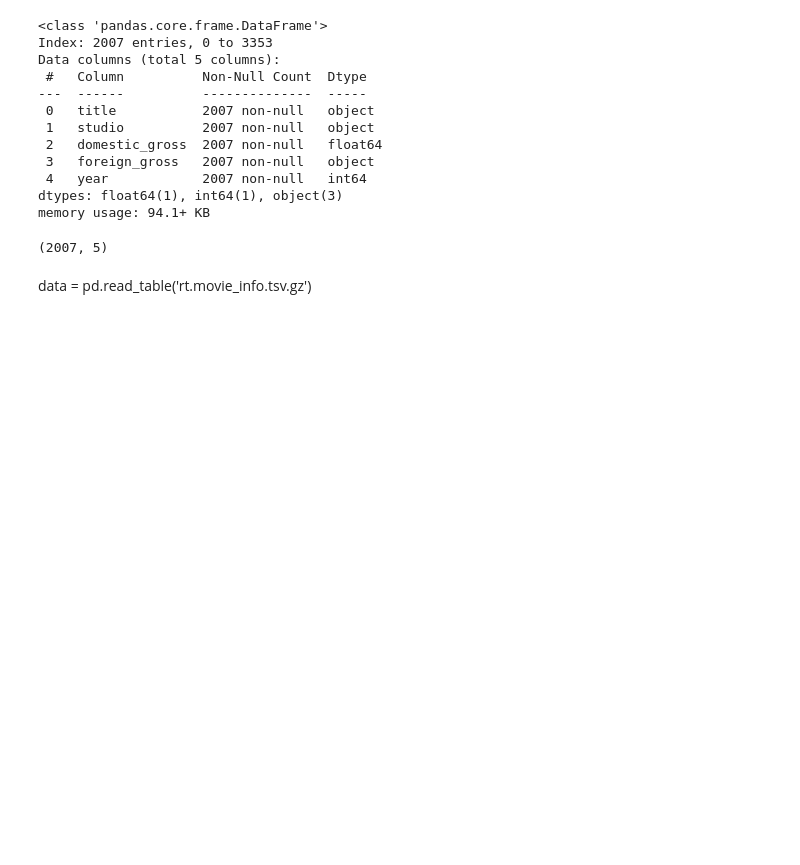
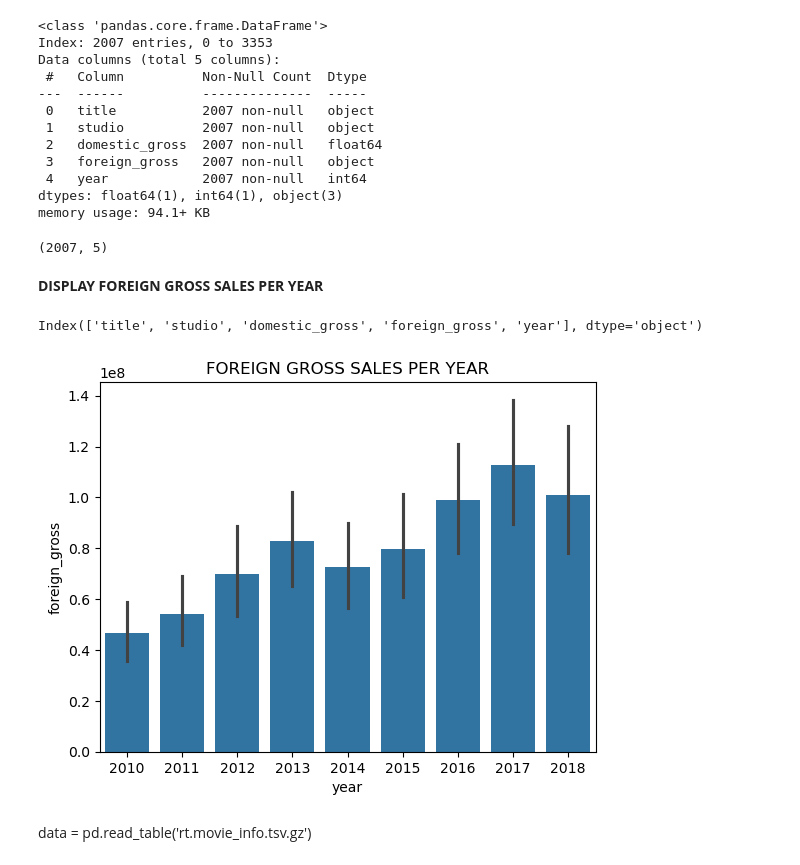
Before and after one commit to ISAACKW/PHASE1_PROJECT, a Jupyter notebook: index.ipynb, the cells around one changed output. Cells and saved outputs as stored; diff of their text form; code cells hidden in the pictures; blank space fills up the shorter version.

Commit message:
BOM VISUALIZATIONS

```diff
--- a/index.ipynb
+++ b/index.ipynb
@@ -813,5 +813,18 @@ memory usage: 94.1+ KB
 df_dropped2.shape
 # %% [output]
 (2007, 5)
+# %% [markdown]
+**DISPLAY FOREIGN GROSS SALES PER YEAR**
+# %%
+df_dropped2.columns
+# %% [output]
+Index(['title', 'studio', 'domestic_gross', 'foreign_gross', 'year'], dtype='object')
+# %%
+
+sns.barplot(x='year', y='foreign_gross', data=df_dropped2,)
+plt.title('FOREIGN GROSS SALES PER YEAR')
+plt.show()
+# %% [output]
+[figure, added]
 # %% [markdown]
 data = pd.read_table('rt.movie_info.tsv.gz')
```
